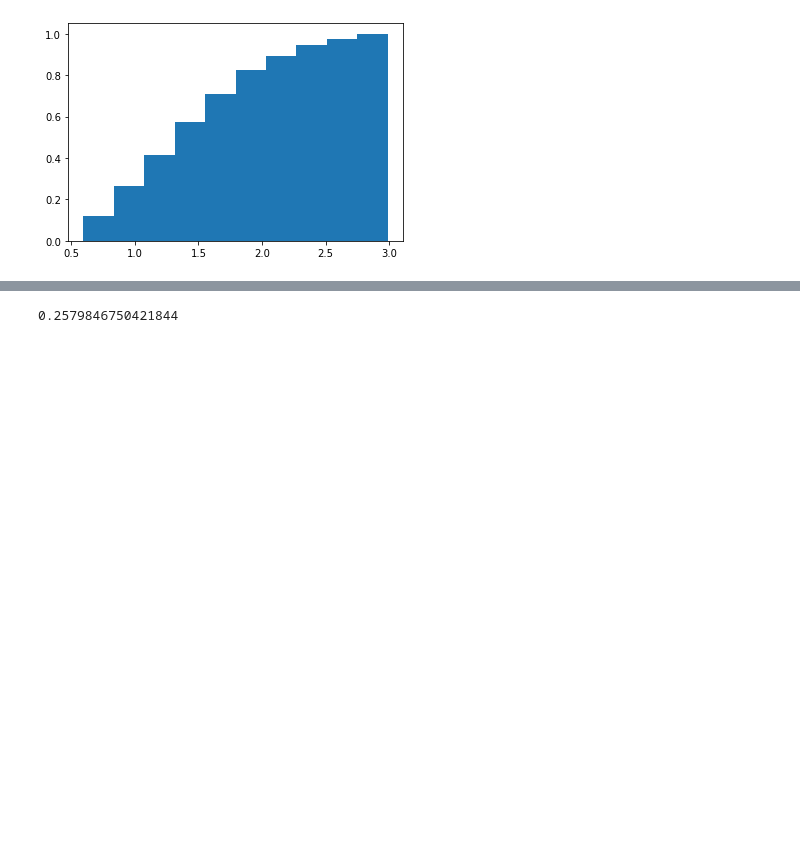
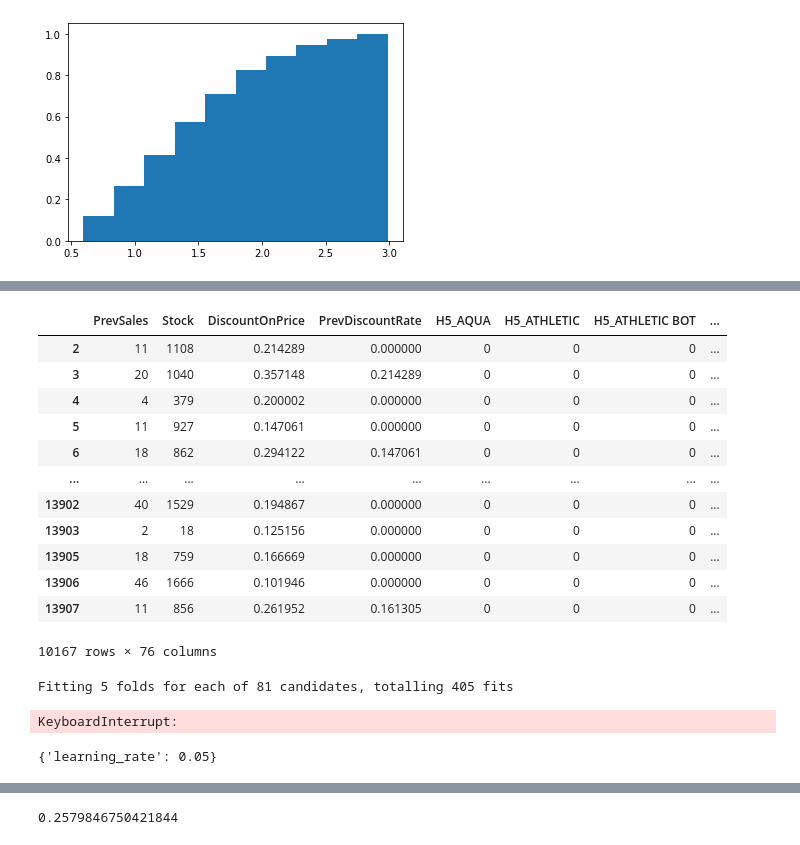
Before and after one commit to yasinsecal/PriceElasticity, a Jupyter notebook: Analysis.ipynb, the cells around one changed output, grey strips where cells are left out. Drawn from its saved outputs; the diff is of its cells as text; code cells hidden in the pictures; blank space fills up the shorter version.

```diff
--- a/Analysis.ipynb
+++ b/Analysis.ipynb
@@ -154,5 +214,5 @@ from sklearn.model_selection import train_test_split
 features = ["PrevSales","Stock","DiscountOnPrice","PrevDiscountRate","H5"]
 # %%
 X = data3[features]
-X["H5"] = X["H5"].astype("category")
+#X["H5"] = X["H5"].astype("category")
 y = data3["Sales"]
@@ -222,0 +397,3 @@ XGBRegressor(base_score=None, booster='gbtree', callbacks=None,
+# %%
+X= pd.get_dummies(X,columns=["H5"])
+trainX,testX,trainY, testY = train_test_split(X,y,train_size=round(len(data3)*0.75))
@@ -222,0 +595,3 @@ XGBRegressor(base_score=None, booster='gbtree', callbacks=None,
+# %%
+trainX,trainY = X,y
+trainX= pd.get_dummies(trainX, columns = ["H5"])
@@ -223,3 +628,31 @@ XGBRegressor(base_score=None, booster='gbtree', callbacks=None,
+# %%
+trainX
+# %% [output]
+|  | PrevSales | Stock | DiscountOnPrice | PrevDiscountRate | H5_AQUA | H5_ATHLETIC | H5_ATHLETIC BOT | ... |
+| 2 | 11 | 1108 | 0.214289 | 0.000000 | 0 | 0 | 0 | ... |
+| 3 | 20 | 1040 | 0.357148 | 0.214289 | 0 | 0 | 0 | ... |
+| 4 | 4 | 379 | 0.200002 | 0.000000 | 0 | 0 | 0 | ... |
+| 5 | 11 | 927 | 0.147061 | 0.000000 | 0 | 0 | 0 | ... |
+| 6 | 18 | 862 | 0.294122 | 0.147061 | 0 | 0 | 0 | ... |
+| ... | ... | ... | ... | ... | ... | ... | ... | ... |
+| 13902 | 40 | 1529 | 0.194867 | 0.000000 | 0 | 0 | 0 | ... |
+| 13903 | 2 | 18 | 0.125156 | 0.000000 | 0 | 0 | 0 | ... |
+| 13905 | 18 | 759 | 0.166669 | 0.000000 | 0 | 0 | 0 | ... |
+| 13906 | 46 | 1666 | 0.101946 | 0.000000 | 0 | 0 | 0 | ... |
+| 13907 | 11 | 856 | 0.261952 | 0.161305 | 0 | 0 | 0 | ... |
+10167 rows × 76 columns
+# %%
+grid = GridSearchCV(model,param_grid=params,cv=5,verbose=2,n_jobs=-1)
+
+grid.fit(trainX,trainY)
+# %% [output]
+Fitting 5 folds for each of 81 candidates, totalling 405 fits
+KeyboardInterrupt:
+# %%
+#get best parameters
+grid.best_params_
+# %% [output]
+{'learning_rate': 0.05}
 # %%
 modeldict = {}
 pred = []
```
Also changed, not shown: parts of 44 cells of this notebook.
